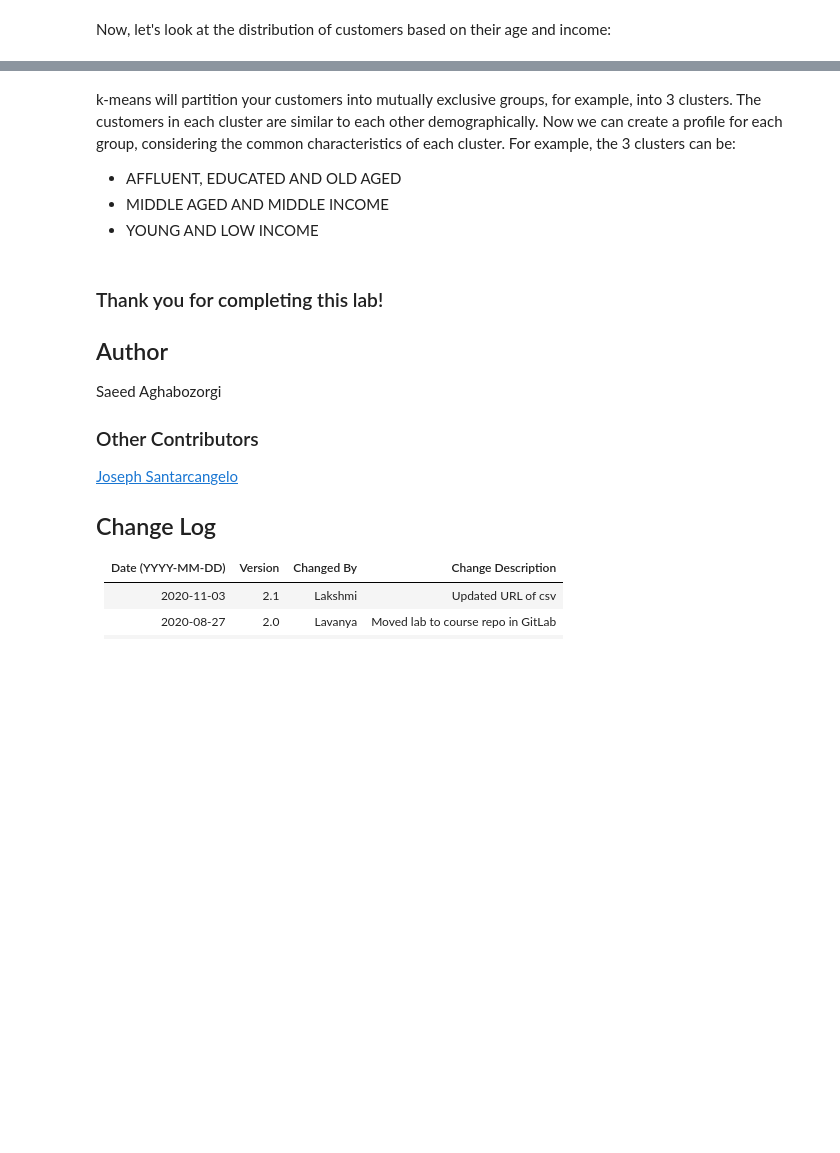
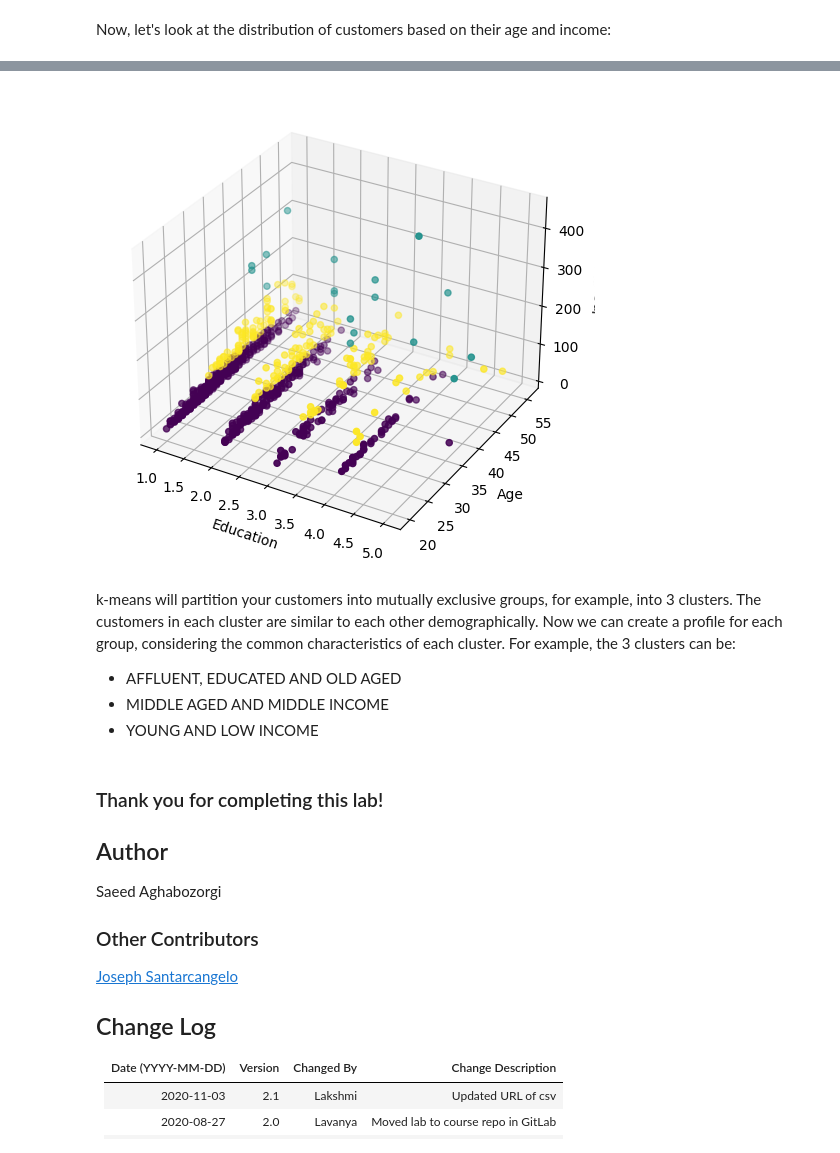
Before and after one commit to aymanejaz/Machine-Learning-With-Python, a Jupyter notebook: k-Means Clustering/Clus-K-Means-Customer-Seg.ipynb, the cells around one changed output, grey strips where cells are left out. Drawn from its saved outputs; the diff is of its cells as text; code cells hidden in the pictures; blank space fills up the shorter version.

```diff
--- a/k-Means Clustering/Clus-K-Means-Customer-Seg.ipynb
+++ b/k-Means Clustering/Clus-K-Means-Customer-Seg.ipynb
@@ -303,6 +389,23 @@ ax.set_ylabel('Age')
 ax.set_zlabel('Income')
 
 ax.scatter(X[:, 1], X[:, 0], X[:, 3], c= labels.astype(np.float))
+# %%
+
+from mpl_toolkits.mplot3d import Axes3D
+
+fig = plt.figure(1, figsize=(8, 6))
+plt.clf()
+ax = fig.add_subplot(111, projection='3d')
+
+ax.set_xlabel('Education')
+ax.set_ylabel('Age')
+ax.set_zlabel('Income')
+
+ax.scatter(X[:, 1], X[:, 0], X[:, 3], c=labels.astype(float))
+
+plt.show()
+# %% [output]
+[figure, added]
 # %% [markdown]
 k-means will partition your customers into mutually exclusive groups, for example, into 3 clusters. The customers in each cluster are similar to each other demographically.
 Now we can create a profile for each group, considering the common characteristics of each cluster.
```
Also changed, not shown: parts of 10 cells of this notebook.
